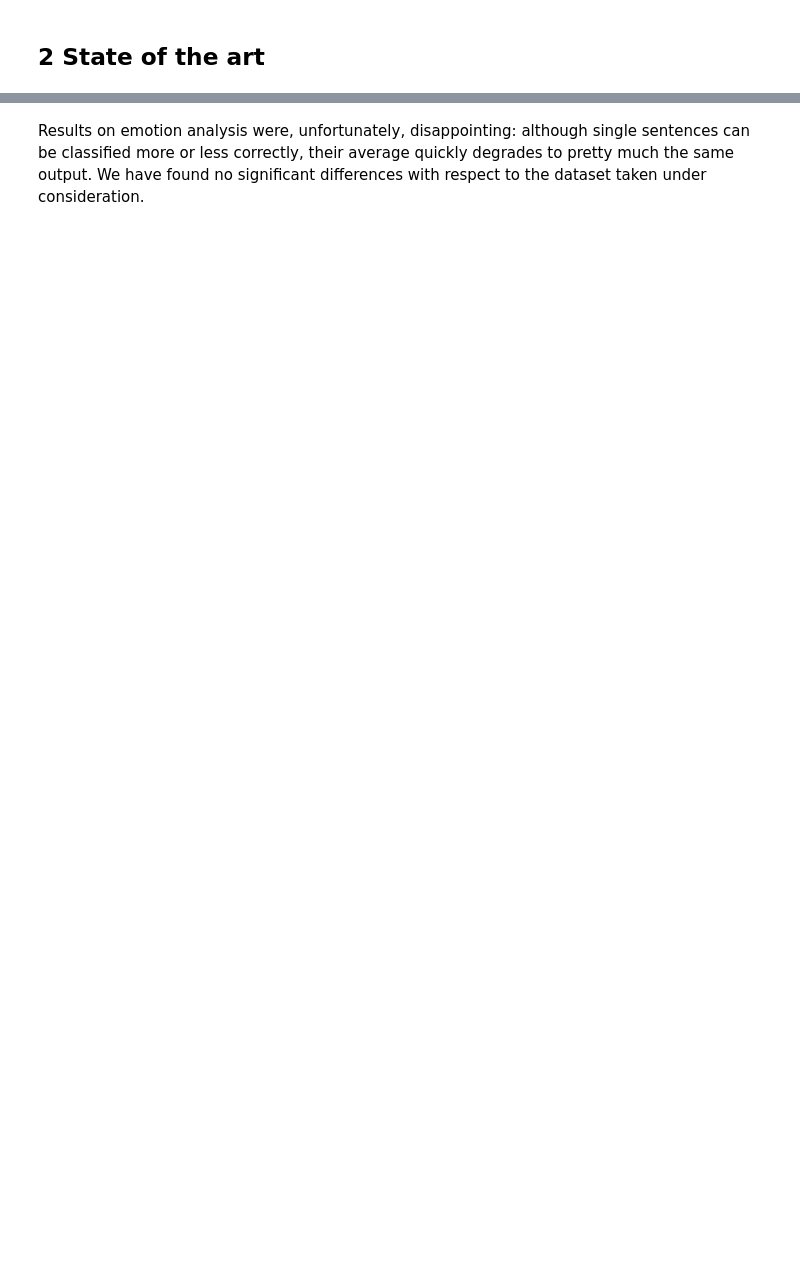
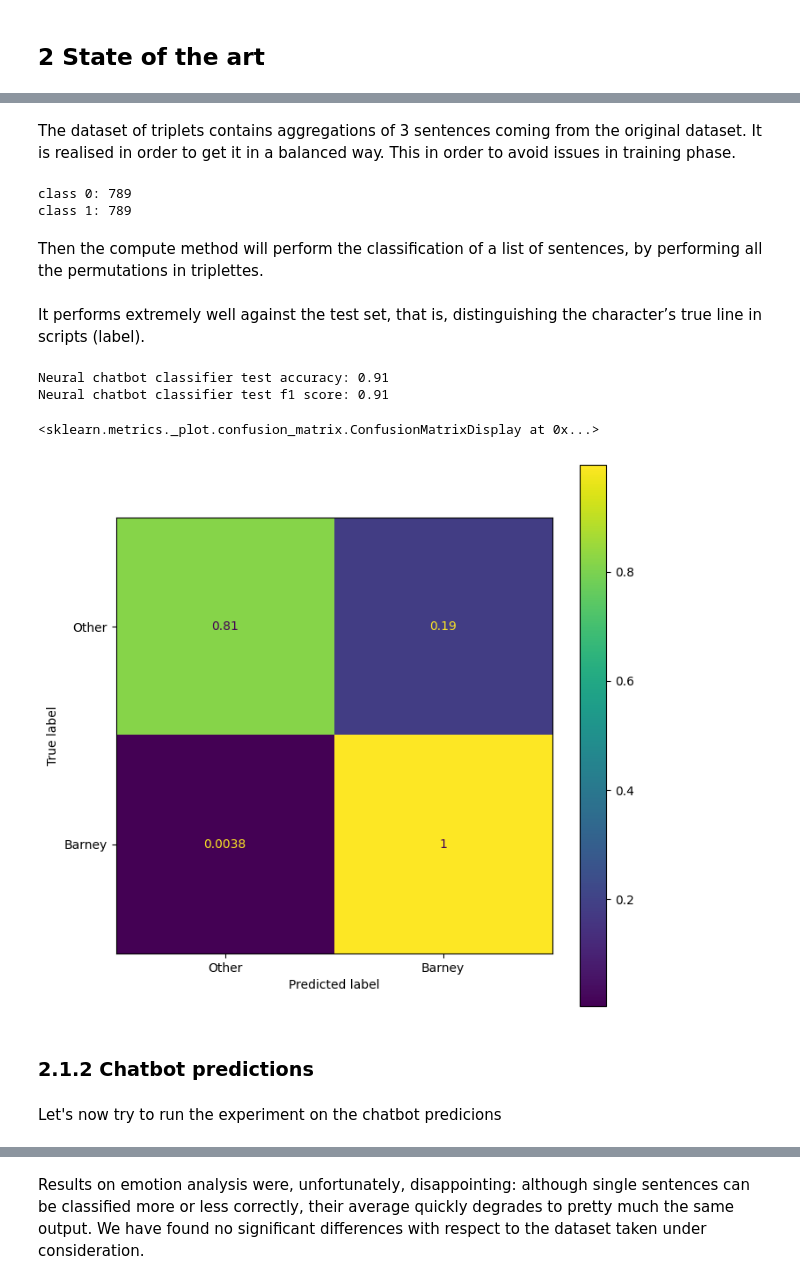
Before and after one commit to falric05/ChatBot-Personality-Recognition, a Jupyter notebook: notebooks/1_introduction.ipynb, the cells around one changed output, grey strips where cells are left out. Drawn from its saved outputs; the diff is of its cells as text; code cells hidden in the pictures; blank space fills up the shorter version.

```diff
--- a/notebooks/1_introduction.ipynb
+++ b/notebooks/1_introduction.ipynb
@@ -99,0 +44,7 @@ for c in characters:
+# %%
+# select the character
+character = 'Barney'
+# read dataframe
+df = pd.read_csv(join(data_folder, character, character.lower()+'_classifier.csv'))
+df_train, df_test = train_test_split(df, test_size=0.15)
+df_test.head()
@@ -99,0 +68,4 @@ for c in characters:
+# %%
+# Assert there are enough sentences for the semantic classifier to perform a single evaluation
+model_3plet_folder = join(model_folder, 'neural_chatbot_classifier', character)
+model_3plet = BarneyBotTripletClassifier(character=character, load_path=data_folder)
@@ -99,0 +74,4 @@ for c in characters:
+# %%
+df_encoded =  model_3plet.get_triplet_df(df_test, 1, random_state)
+sentences, y_true = df_encoded['encoded_lines'], df_encoded['character']
+df_encoded.head()
@@ -99,0 +86,36 @@ for c in characters:
+# %% [markdown]
+The dataset of triplets contains aggregations of 3 sentences coming from the original dataset. It is realised in order to get it in a balanced way. This in order to avoid issues in training phase.
+# %%
+print('class 0:', len(y_true[y_true==0]))
+print('class 1:', len(y_true[y_true==1]))
+# %% [output]
+class 0: 789
+class 1: 789
+# %% [markdown]
+Then the compute method will perform the classification of a list of sentences, by performing all the permutations in triplettes.
+# %%
+y_pred = []
+for s in tqdm(sentences):
+     y_pred.append(np.round(
+          np.mean(model_3plet.compute(s, character, model_3plet_folder, n_sentences='all')), 0
+     ))
+# %% [markdown]
+It performs extremely well against the test set, that is, distinguishing the character’s true line in scripts (label).
+# %%
+# print the classification report and scores
+print('Neural chatbot classifier test accuracy: {:.2f}\nNeural chatbot classifier test f1 score: {:.2f}'.format(
+        accuracy_score(y_pred, y_true), f1_score(y_pred, y_true))
+     )
+cm = confusion_matrix(y_true, y_pred, normalize='true')
+disp = ConfusionMatrixDisplay(confusion_matrix=cm, display_labels=['Other', character])
+fig, ax = plt.subplots(figsize=figsize)
+disp.plot(ax=ax)
+# %% [output]
+Neural chatbot classifier test accuracy: 0.91
+Neural chatbot classifier test f1 score: 0.91
+<sklearn.metrics._plot.confusion_matrix.ConfusionMatrixDisplay at 0x...>
+[figure, added]
+# %% [markdown]
+### 2.1.2 __Chatbot predictions__
+# %% [markdown]
+Let's now try to run the experiment on the chatbot predicions
```
Also changed, not shown: parts of 42 cells of this notebook.
